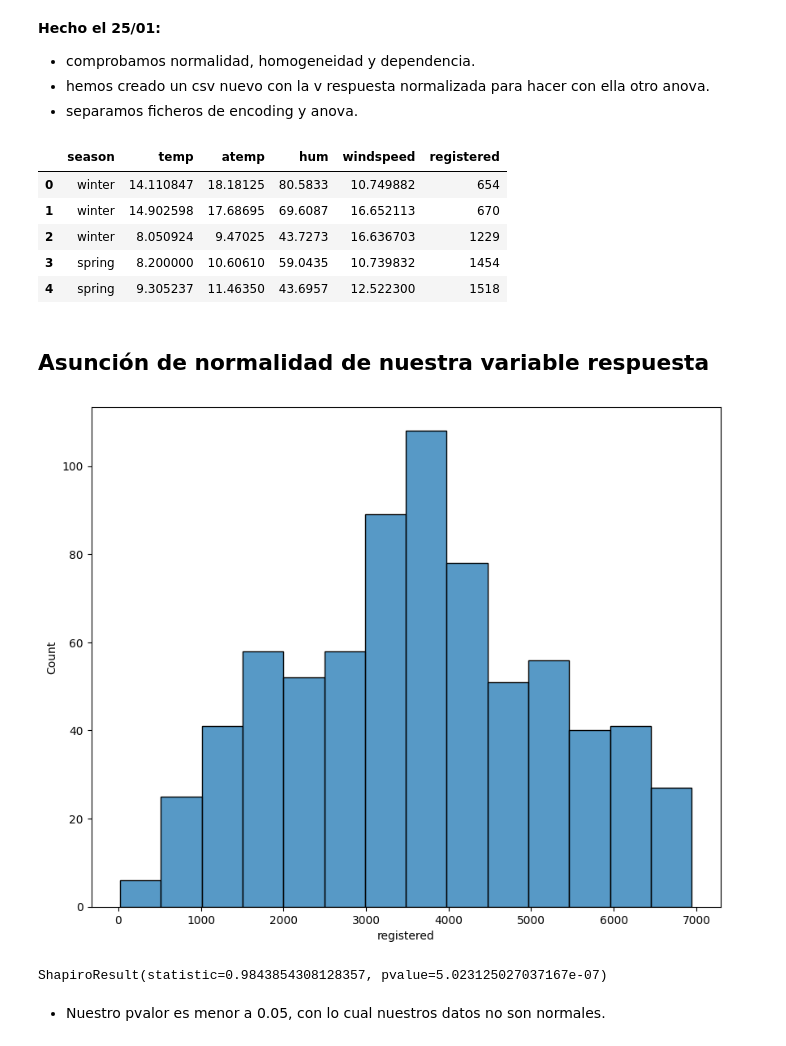
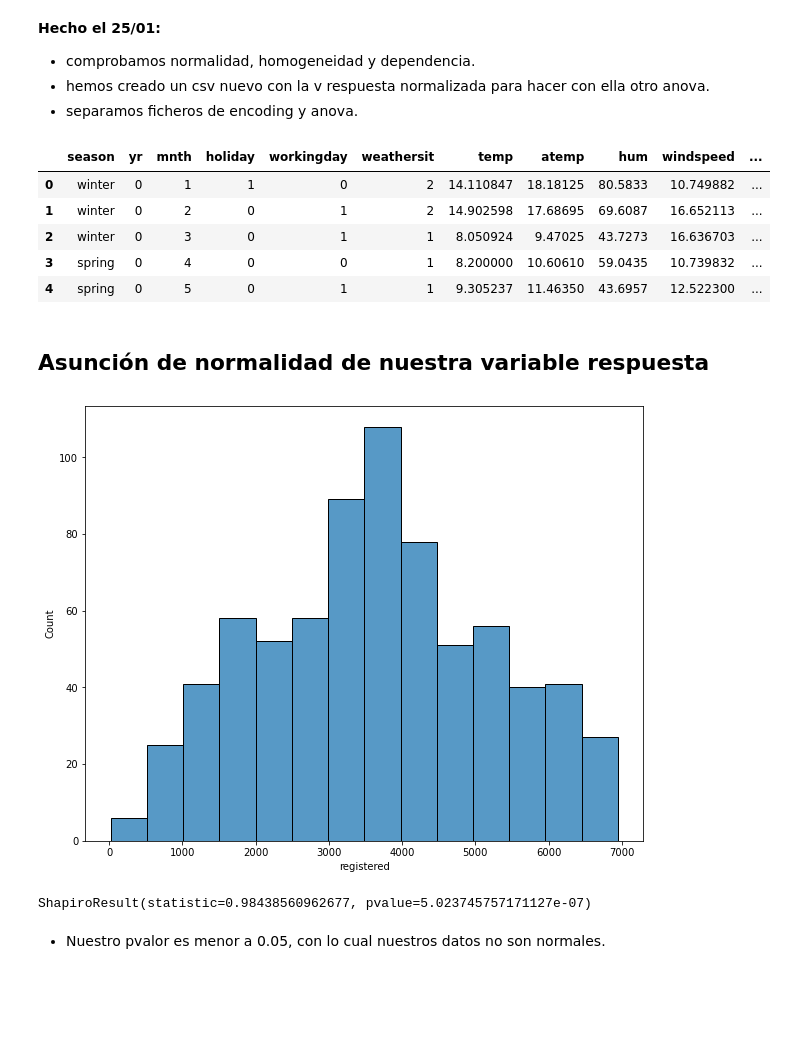
Before and after one commit to Adalab/DA-project-da-promo-c-modulo-3-team-6, a Jupyter notebook: sprint1/sprint1-Encoding.ipynb, the cells around one changed output. Drawn from its saved outputs; the diff is of its cells as text; code cells hidden in the pictures; blank space fills up the shorter version.

```diff
--- a/sprint1/sprint1-Encoding.ipynb
+++ b/sprint1/sprint1-Encoding.ipynb
@@ -26,26 +26,26 @@ import warnings
 warnings.filterwarnings("ignore")
 plt.rcParams["figure.figsize"] = (10,8)
 # %%
-df = pd.read_csv("../datos/bikes_clean2.csv", index_col= 0)
+df = pd.read_csv("../datos/bikes_clean.csv", index_col= 0)
 df.reset_index(drop=True, inplace=True)
 df.head()
 # %% [output]
-|  | season | temp | atemp | hum | windspeed | registered |
-| 0 | winter | 14.110847 | 18.18125 | 80.5833 | 10.749882 | 654 |
-| 1 | winter | 14.902598 | 17.68695 | 69.6087 | 16.652113 | 670 |
-| 2 | winter | 8.050924 | 9.47025 | 43.7273 | 16.636703 | 1229 |
-| 3 | spring | 8.200000 | 10.60610 | 59.0435 | 10.739832 | 1454 |
-| 4 | spring | 9.305237 | 11.46350 | 43.6957 | 12.522300 | 1518 |
+|  | season | yr | mnth | holiday | workingday | weathersit | temp | atemp | hum | windspeed | ... |
+| 0 | winter | 0 | 1 | 1 | 0 | 2 | 14.110847 | 18.18125 | 80.5833 | 10.749882 | ... |
+| 1 | winter | 0 | 2 | 0 | 1 | 2 | 14.902598 | 17.68695 | 69.6087 | 16.652113 | ... |
+| 2 | winter | 0 | 3 | 0 | 1 | 1 | 8.050924 | 9.47025 | 43.7273 | 16.636703 | ... |
+| 3 | spring | 0 | 4 | 0 | 0 | 1 | 8.200000 | 10.60610 | 59.0435 | 10.739832 | ... |
+| 4 | spring | 0 | 5 | 0 | 1 | 1 | 9.305237 | 11.46350 | 43.6957 | 12.522300 | ... |
 # %% [markdown]
 ## Asunción de normalidad de nuestra variable respuesta
 # %%
 sns.histplot(df["registered"]) ;
 # %% [output]
-[figure, old version]
+[figure, new version]
 # %%
 stats.shapiro(df["registered"])
 # %% [output]
-ShapiroResult(statistic=0.9843854308128357, pvalue=5.023125027037167e-07)
+ShapiroResult(statistic=0.98438560962677, pvalue=5.023745757171127e-07)
 # %% [markdown]
 - Nuestro pvalor es menor a 0.05, con lo cual nuestros datos no son normales.
 # %% [markdown]
```
Also changed, not shown: parts of 29 cells of this notebook, 6 other files.
